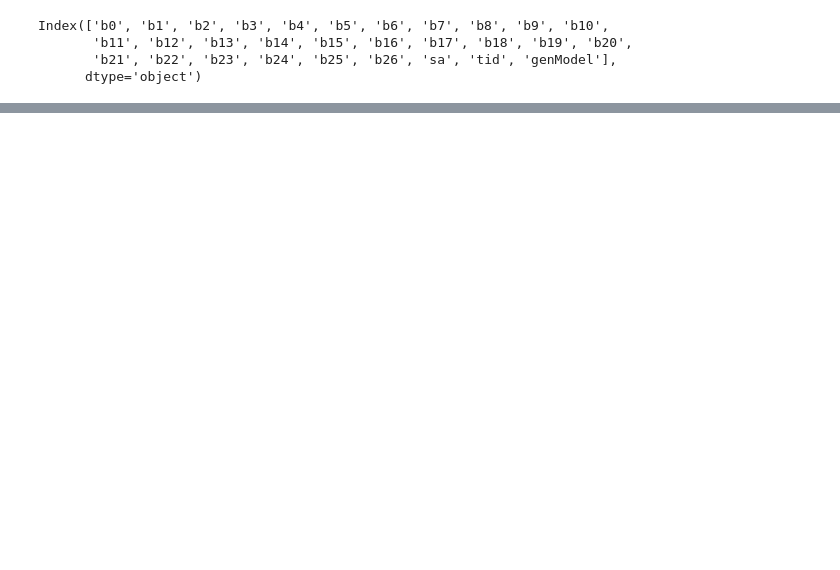
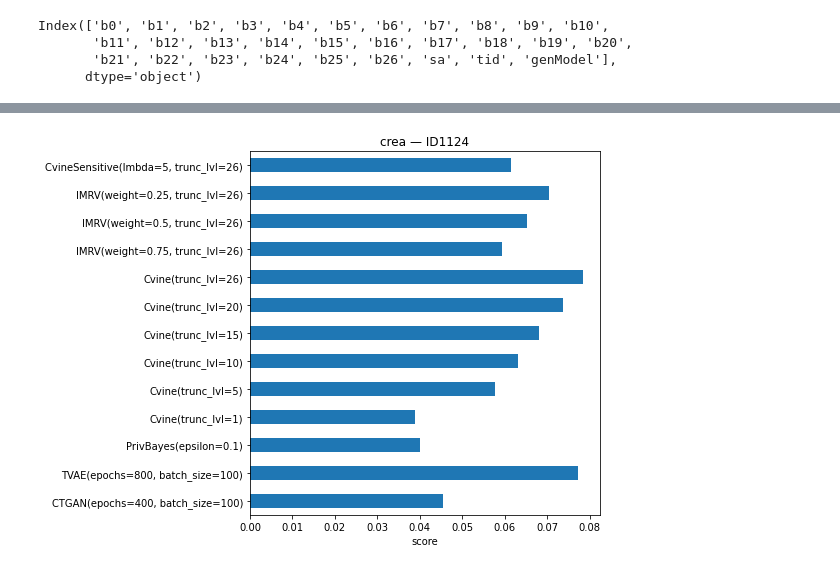
Before and after one commit to beritoksnes/synthetic_data_release, a Jupyter notebook: notebooks/check_regcoeff_support2.ipynb, the cells around one changed output, grey strips where cells are left out. Drawn from its saved outputs; the diff is of its cells as text; code cells hidden in the pictures; blank space fills up the shorter version.

```diff
--- a/notebooks/check_regcoeff_support2.ipynb
+++ b/notebooks/check_regcoeff_support2.ipynb
@@ -77,0 +75,29 @@ Text(0, 0.5, 'MAB_totcst')
+# %%
+coefficients = [f"b{i}" for i in range(d)]
+MAB = regCoeff.groupby(['sa', 'tid', 'genModel'])[coefficients].apply(lambda x: x.abs().to_numpy().sum()/(d*nIter*nSynT))
+# %%
+sub = MAB.loc[("crea", "ID84")]
+order = [
+    'CTGAN(epochs=400, batch_size=100)',
+    'TVAE(epochs=800, batch_size=100)',
+    'PrivBayes(epsilon=0.1)',
+    'Cvine(trunc_lvl=1)',
+    'Cvine(trunc_lvl=5)',
+    'Cvine(trunc_lvl=10)',
+    'Cvine(trunc_lvl=15)',
+    'Cvine(trunc_lvl=20)',
+    'Cvine(trunc_lvl=26)',
+    'IMRV(weight=0.75, trunc_lvl=26)',
+    'IMRV(weight=0.5, trunc_lvl=26)',
+    'IMRV(weight=0.25, trunc_lvl=26)',
+    'CvineSensitive(lmbda=5, trunc_lvl=26)',
+]
+sub = sub.reindex(order)
+ax = sub.plot.barh(figsize=(8, 6))
+ax.set_xlabel("score")
+ax.set_ylabel("")
+ax.set_title("crea — ID1124")
+plt.tight_layout()
+plt.show()
+# %% [output]
+[figure, added]
```
Also changed, not shown: parts of 7 cells of this notebook, 4 other files.
